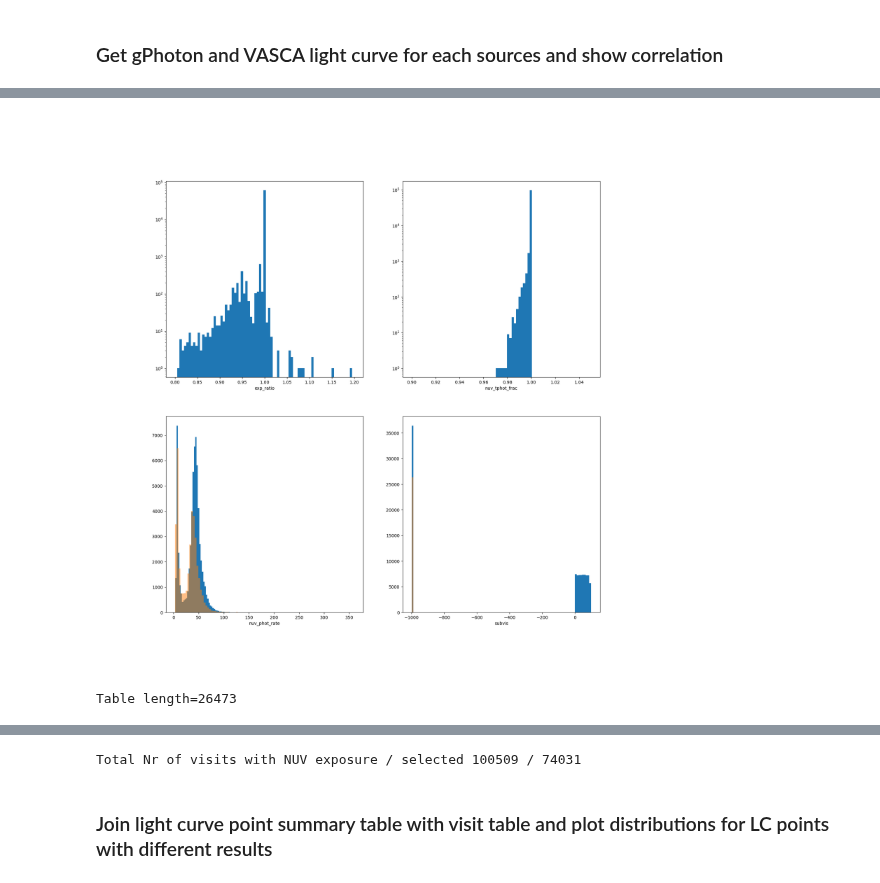
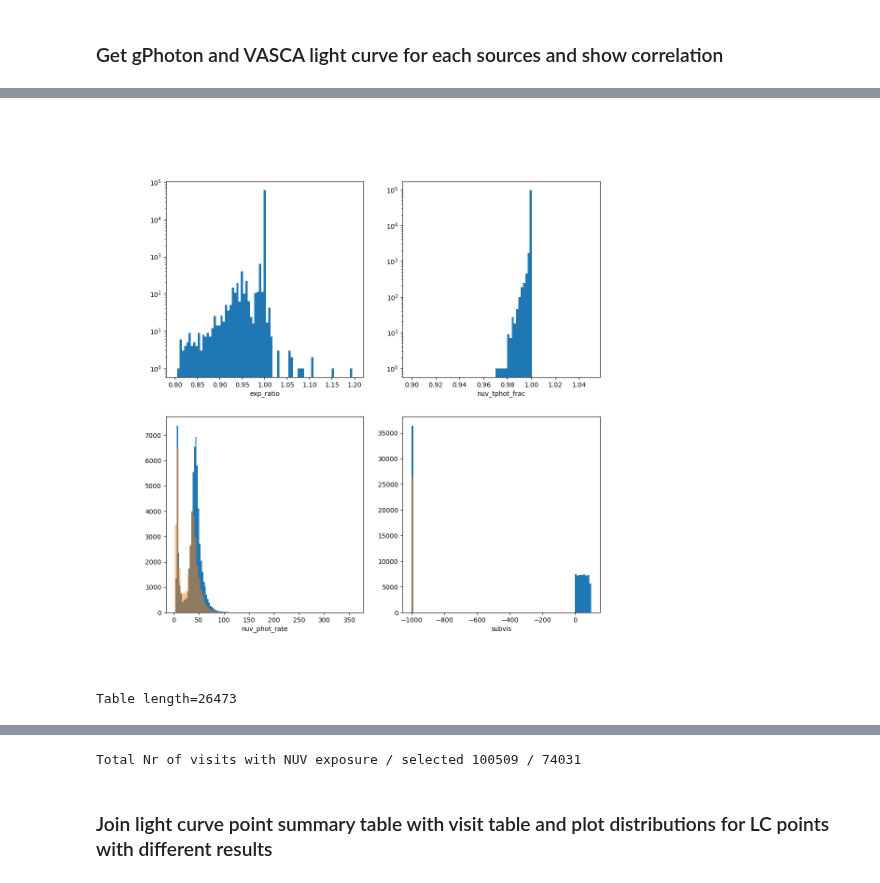
Before and after one commit to rbuehler/vasca, a Jupyter notebook: vasca/examples/inspect_gPhoton.ipynb, the cells around one changed output, grey strips where cells are left out. Saved outputs shown, nothing was run; the diff lists cells and outputs as text; code cells hidden in the pictures.

```diff
--- a/vasca/examples/inspect_gPhoton.ipynb
+++ b/vasca/examples/inspect_gPhoton.ipynb
@@ -145,37 +159,37 @@ tt_vis["nuv_tphot_frac"] = tt_vis["delta_time_phot"]/ tt_vis["nexptime"]
 
 tt_vis["nuv_phot_rate"] = tt_vis["nPhotoObjects"]/tt_vis["nexptime"]
 
-figv, axsv = plt.subplots(2,2,figsize=(18,18), squeeze=True, num="visit", clear=True)
+figv, axsv = plt.subplots(2,2,figsize=(12,12), squeeze=True, num="visit", clear=True)
 axsv = axsv.flatten()
 
 axsv[0].hist(tt_vis["exp_ratio"],bins=np.linspace(0.8,1.2,80))
 axsv[0].set_xlabel("exp_ratio")
 axsv[0].set_yscale("log")
 
 axsv[1].hist(tt_vis["nuv_tphot_frac"],bins=np.linspace(0.9,1.05,80))
 axsv[1].set_xlabel("nuv_tphot_frac")
 axsv[1].set_yscale("log")
 
 axsv[2].hist(tt_vis["nuv_phot_rate"][tt_vis["fexptime"]>1],bins=100)
 axsv[2].hist(tt_vis["nuv_phot_rate"][tt_vis["fexptime"]<1],bins=100, alpha=0.5)
 axsv[2].set_xlabel("nuv_phot_rate")
 #axsv[2].set_yscale("log")
 
 axsv[3].hist(tt_vis["subvis"],bins=100)
 axsv[3].hist(tt_vis["subvis"][tt_vis["nuv_phot_rate"] <20],bins=100, alpha=0.5)
 axsv[3].set_xlabel("subvis")
 
 plt.show()
 
 display(tt_vis[tt_vis["nuv_phot_rate"]<20])
 
 sel_exp_ratio = (tt_vis["exp_ratio"] >0.99) * ((tt_vis["exp_ratio"] <1.01))
 sel_nuv_phot_rate = tt_vis["nuv_phot_rate"]>20
 sel_vis =sel_nuv_phot_rate #  sel_exp_ratio*
 print("Total Nr of visits with NUV exposure / selected",len(tt_vis),"/",sel_vis.sum())
 tt_vis.write("/home/buehler/Data/galex/GALEX_visits_list/GALEX_visits_list_qualsel_tmp.fits", overwrite=True)
 # %% [output]
-[figure, old version]
+[figure, new version]
 Table length=26473
 | RATileCenter | DECTileCenter | survey | nexptime | fexptime | imgRunID | ParentImgRunID | joinID | tileNum | ... |
 | float64 | float64 | bytes3 | float64 | float64 | int64 | int64 | int64 | int64 | ... |
```
Also changed, not shown: parts of 4 cells of this notebook.
